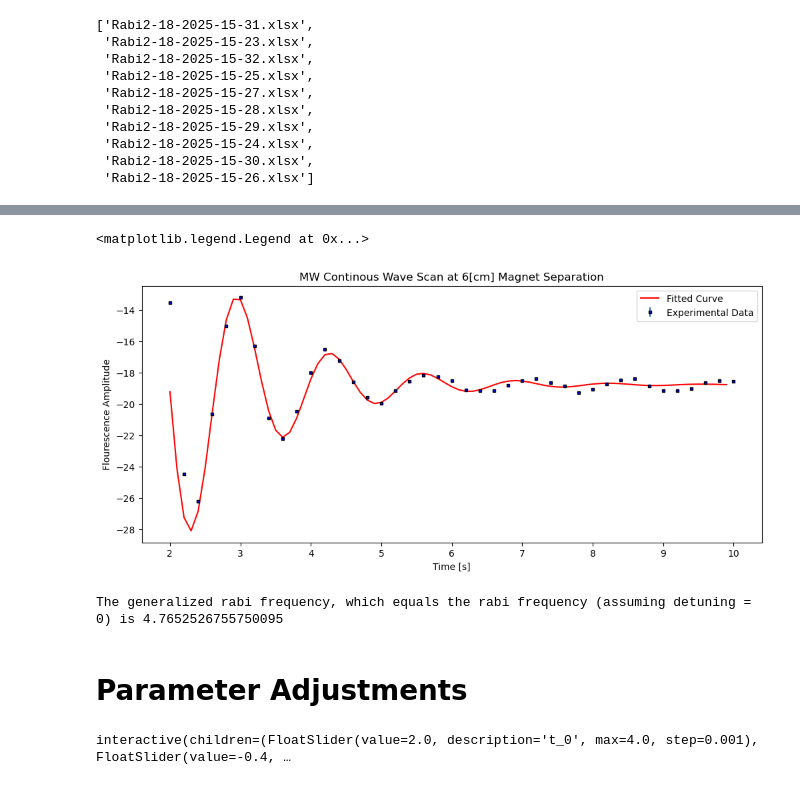
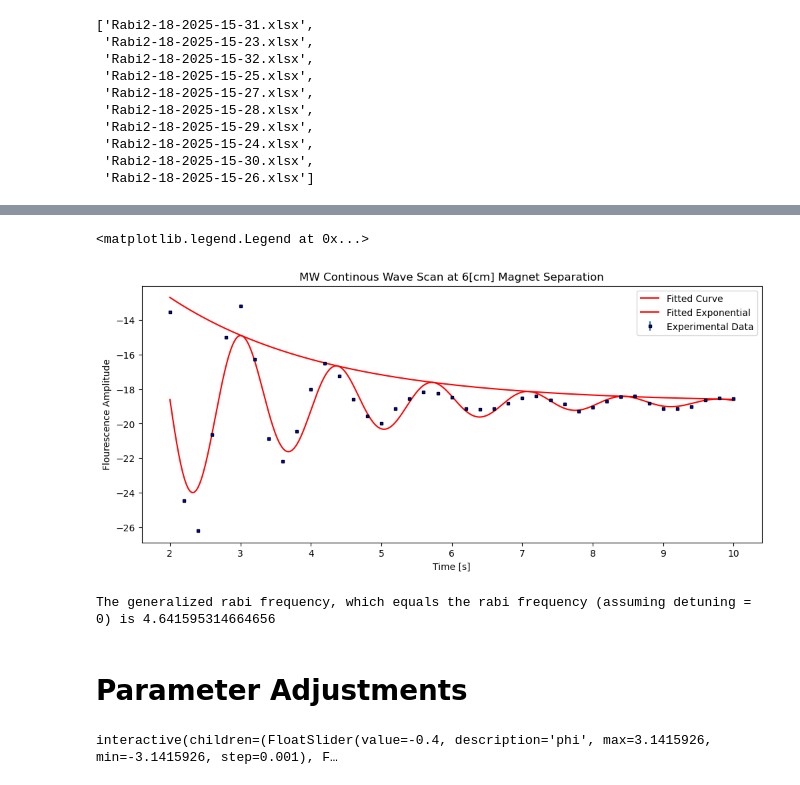
Before and after one commit to pmeshkov/PHY-445-data-analysis, a Jupyter notebook: Analysis/final_rabi_6cm/-10/2-18-2025/rabi-10.ipynb, the cells around one changed output, grey strips where cells are left out. Drawn from its saved outputs; the diff is of its cells as text; code cells hidden in the pictures.

Commit message:
Rabi Fitting okay now

```diff
--- a/Analysis/final_rabi_6cm/-10/2-18-2025/rabi-10.ipynb
+++ b/Analysis/final_rabi_6cm/-10/2-18-2025/rabi-10.ipynb
@@ -46,12 +46,15 @@ plt.errorbar(x_data, ydata_ave, ydata_std, marker='s', mfc='red',
 # %%
-def fit(t, t_0, A, B, C, D, p, q, O):
-    t = t + t_0
-    return A*np.exp(-p*t)+np.exp(-q*t)*(B*np.cos(O*t) + C*np.sin(O*t) + D)
-vectorfit = np.vectorize(fit)
+# Here we define the fitting functions, a sine function with an exponentially decaying amplitude.
+def testfit(t, phi, A, B, T, O):
+    return A*np.exp(-(t)/T)*np.sin(O*t+phi) + B
 
-def testfit(t, t_0, phi, A, B, T, O):
-    return A*np.exp(-(t-t_0)/T)*np.sin(O*t+phi) + B
-parameters, covariance = scipy.optimize.curve_fit(testfit, x_data[3:], ydata_ave[3:], p0 = [2, 0.77, 8.9, -18.82, 1.56, 4.54], method='lm')
+# Now, we need to define some way to weigh the data points, as the ones with larger x values
+# have much smaller y values, and thus their RMSE is not as significant, so they are ignored.
+weights = ydata_std*np.exp(-x_data/2.9)
+#weights = x_data/
+plt.plot(weights)
+
+parameters, covariance = scipy.optimize.curve_fit(testfit, x_data, ydata_ave, p0 = [0.26, 37.61, -18.82, 1.54, 4.61], sigma=weights, method='lm')
                                                                                         # t_0, phi, A, B, T, O
 for elem in parameters:
     print(elem, end=", ")
@@ -60,23 +64,27 @@ for elem in parameters:
+# %%
+phi, A, B, T, O = parameters
+dphi, dA, dB, dT, dO = np.sqrt(np.diagonal(covariance))
 # %%
 plt.figure(figsize=(12,5))
 
-x_fit = np.arange(x_data[0], x_data[-1], 0.1)
+x_fit = np.arange(x_data[0], x_data[-1], 0.01)
 y_fit = testfit(x_fit, *parameters)
-
+ydata_std
 plt.errorbar(x_data, ydata_ave, ydata_std, marker='s', mfc='blue',
          mec='black', ls="None", ms=3, label = 'Experimental Data')
 plt.plot(x_fit, y_fit, 'red', label = 'Fitted Curve')
+plt.plot(x_fit, A*np.exp(-x_fit/T)+B, 'red', label = 'Fitted Exponential')
 plt.xlabel("Time [s]")
 plt.ylabel("Flourescence Amplitude")
 plt.title("MW Continous Wave Scan at 6[cm] Magnet Separation")
 plt.legend()
 # %% [output]
 <matplotlib.legend.Legend at 0x...>
-[figure, old version]
+[figure, new version]
 # %%
 print("The generalized rabi frequency, which equals the rabi frequency (assuming detuning = 0) is", parameters[-1])
 # %% [output]
-The generalized rabi frequency, which equals the rabi frequency (assuming detuning = 0) is 4.7652526755750095
+The generalized rabi frequency, which equals the rabi frequency (assuming detuning = 0) is 4.641595314664656
 # %% [markdown]
 # Parameter Adjustments
 # %%
@@ -84,9 +92,9 @@ import numpy as np
 import matplotlib.pyplot as plt
 from ipywidgets import interact, FloatSlider
 
-def update_plot(t_0, phi, A, B, T, O):
+def update_plot(phi, A, B, T, O):
     x_fit = np.arange(x_data[0], x_data[-1], 0.01)
-    y_fit = testfit(x_fit, t_0, phi, A, B, T, O)
+    y_fit = testfit(x_fit, phi, A, B, T, O)
 
     plt.figure(figsize=(12, 5))
     plt.errorbar(x_data, ydata_ave, ydata_std, marker='s', mfc='blue',
@@ -100,11 +108,10 @@ def update_plot(t_0, phi, A, B, T, O):
     plt.show()
 
 interact(update_plot,
-         t_0=FloatSlider(min=0, max=4, step=0.001, value=2),
          phi=FloatSlider(min=-3.1415926, max=3.1415926, step=0.001, value=-0.4),
-         A=FloatSlider(min=0, max=10, step=0.001, value=8.9),
+         A=FloatSlider(min=0, max=40, step=0.001, value=8.9),
          B=FloatSlider(min=-20, max=0, step=0.001, value=-18.82),
-         T=FloatSlider(min=0, max=5, step=0.001, value=5),
+         T=FloatSlider(min=1, max=5, step=0.001, value=5),
          O=FloatSlider(min=1.5, max=7, step=0.001, value=5));
 # %% [output]
-interactive(children=(FloatSlider(value=2.0, description='t_0', max=4.0, step=0.001), FloatSlider(value=-0.4, …
+interactive(children=(FloatSlider(value=-0.4, description='phi', max=3.1415926, min=-3.1415926, step=0.001), F…
```
Also changed, not shown: parts of 2 cells of this notebook, 14 other files.
